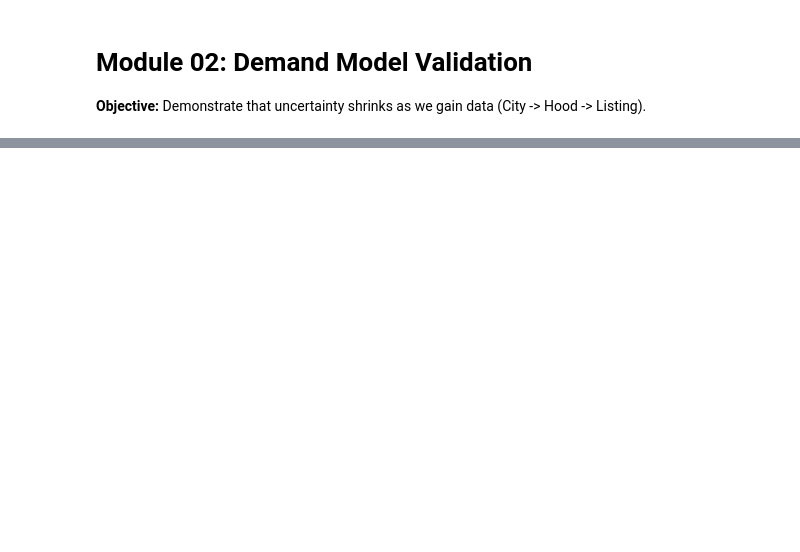
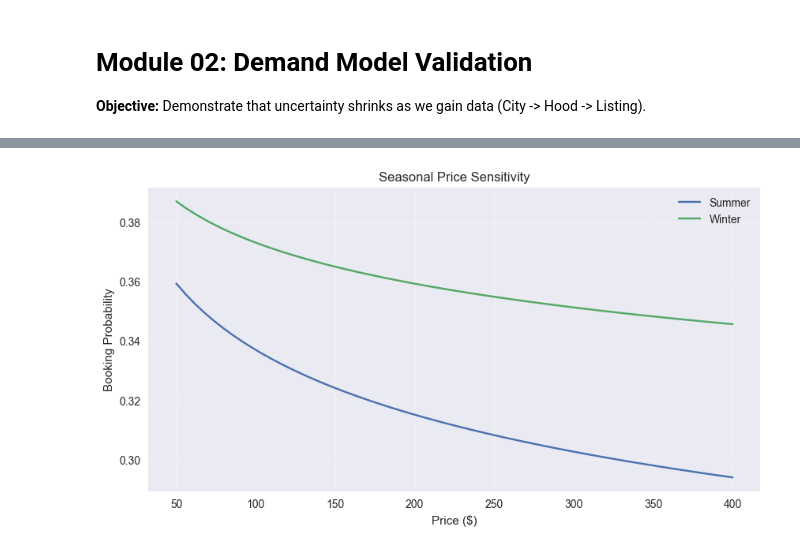
Before and after one commit to amriteshp2000/Dynamic-Pricing-Engine, a Jupyter notebook: notebooks/demand_modeling.ipynb, the cells around one changed output, grey strips where cells are left out. Saved outputs shown, nothing was run; the diff lists cells and outputs as text; code cells hidden in the pictures; blank space fills up the shorter version.

```diff
--- a/notebooks/demand_modeling.ipynb
+++ b/notebooks/demand_modeling.ipynb
@@ -154,0 +241,29 @@ Avg Sigma (List): 0.3016
+# %%
+from datetime import datetime
+
+# Calculate month from day_of_year for both contexts
+
+summer_month = datetime.strptime('2016-06-20', '%Y-%m-%d').month  # June
+winter_month = datetime.strptime('2016-01-20', '%Y-%m-%d').month  # January
+
+summer_ctx = {**context, "day_of_year": 200, "month": summer_month}
+winter_ctx = {**context, "day_of_year": 20, "month": winter_month}
+
+summer_curve = [
+    seasonal_model.predict(summer_ctx, p).prob for p in price_grid
+]
+winter_curve = [
+    seasonal_model.predict(winter_ctx, p).prob for p in price_grid
+]
+# %%
+plt.figure(figsize=(10, 5))
+plt.plot(price_grid, summer_curve, label="Summer")
+plt.plot(price_grid, winter_curve, label="Winter")
+plt.title("Seasonal Price Sensitivity")
+plt.xlabel("Price ($)")
+plt.ylabel("Booking Probability")
+plt.legend()
+plt.grid(alpha=0.3)
+plt.show()
+# %% [output]
+[figure, added]
```
Also changed, not shown: parts of 35 cells of this notebook, 6 other files.
